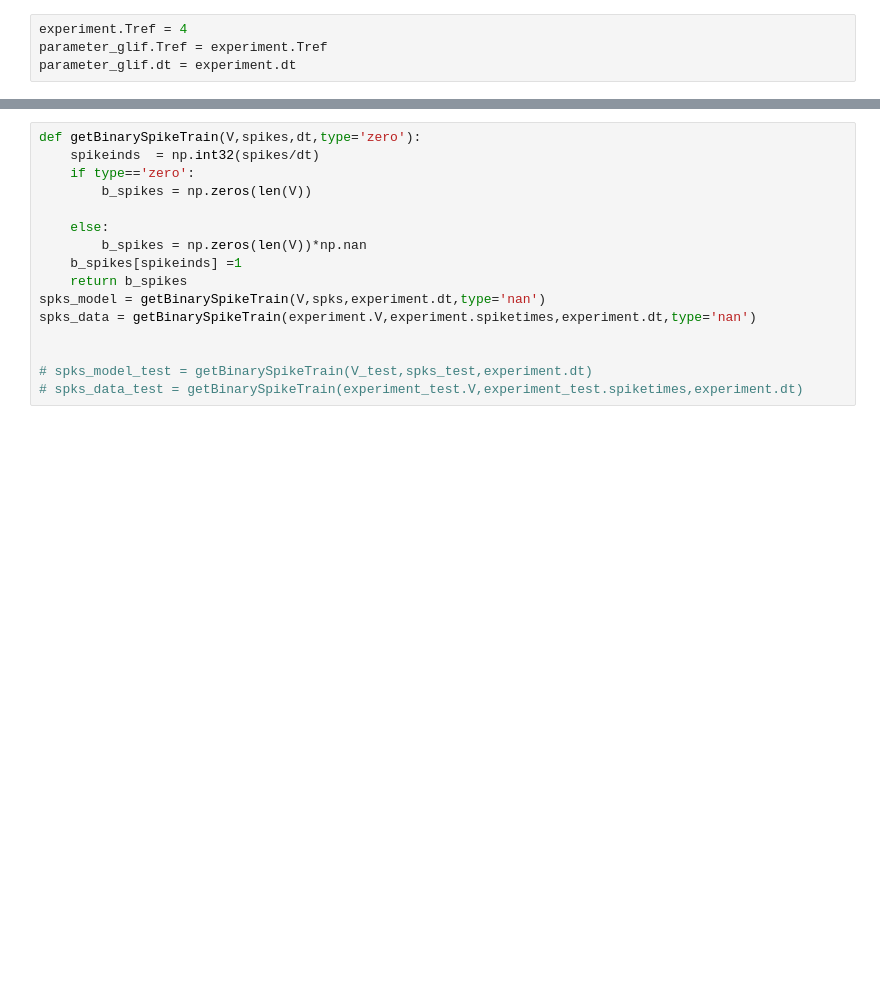
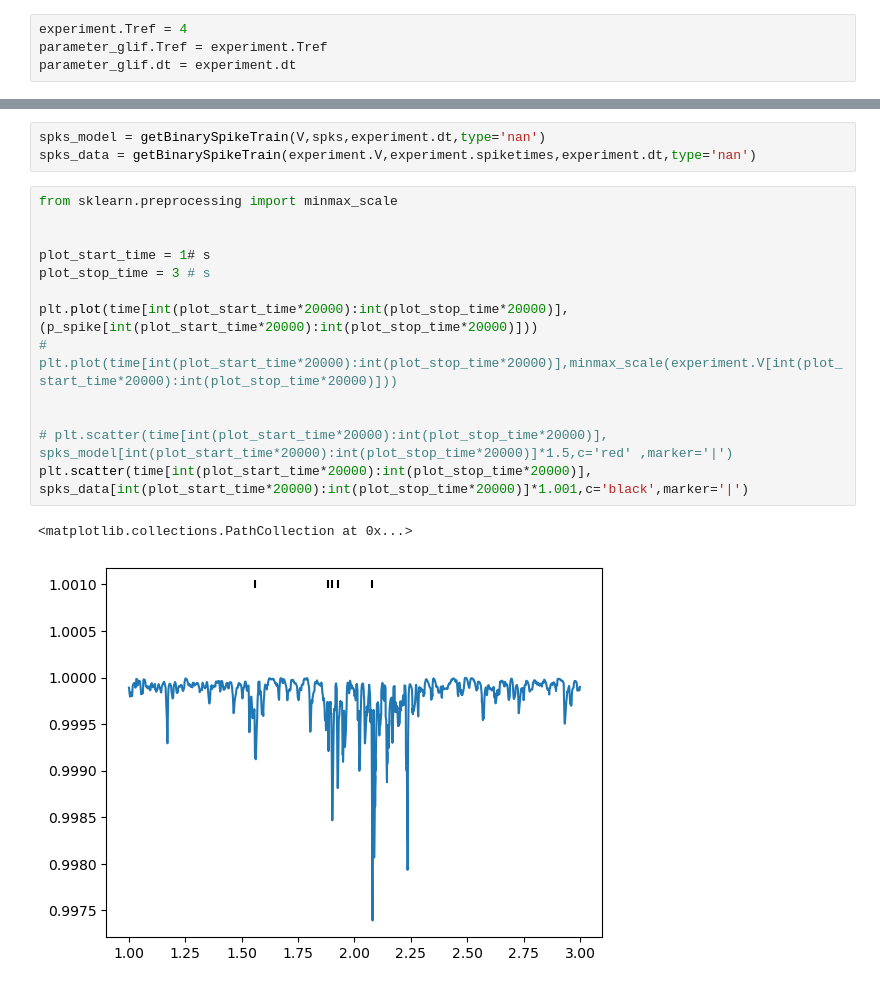
Before and after one commit to Nishant-codex/GIFFittingToolbox, a Jupyter notebook: src/examples/extracting_params.ipynb, the cells around one changed output, grey strips where cells are left out. Cells and saved outputs as stored; diff of their text form; blank space fills up the shorter version.

```diff
--- a/src/examples/extracting_params.ipynb
+++ b/src/examples/extracting_params.ipynb
@@ -1118,17 +1156,20 @@ model fr:  4.08
-# %%
-def getBinarySpikeTrain(V,spikes,dt,type='zero'):
-    spikeinds  = np.int32(spikes/dt)
-    if type=='zero':
-        b_spikes = np.zeros(len(V))
-
-    else:
-        b_spikes = np.zeros(len(V))*np.nan
-    b_spikes[spikeinds] =1
-    return b_spikes
-spks_model = getBinarySpikeTrain(V,spks,experiment.dt,type='nan')
-spks_data = getBinarySpikeTrain(experiment.V,experiment.spiketimes,experiment.dt,type='nan')
-
-
-# spks_model_test = getBinarySpikeTrain(V_test,spks_test,experiment.dt)
-# spks_data_test = getBinarySpikeTrain(experiment_test.V,experiment_test.spiketimes,experiment.dt)
+# %%
+spks_model = getBinarySpikeTrain(V,spks,experiment.dt,type='nan')
+spks_data = getBinarySpikeTrain(experiment.V,experiment.spiketimes,experiment.dt,type='nan')
+# %%
+from sklearn.preprocessing import minmax_scale
+
+
+plot_start_time = 1# s
+plot_stop_time = 3 # s
+
+plt.plot(time[int(plot_start_time*20000):int(plot_stop_time*20000)],(p_spike[int(plot_start_time*20000):int(plot_stop_time*20000)]))
+# plt.plot(time[int(plot_start_time*20000):int(plot_stop_time*20000)],minmax_scale(experiment.V[int(plot_start_time*20000):int(plot_stop_time*20000)]))
+
+
+# plt.scatter(time[int(plot_start_time*20000):int(plot_stop_time*20000)], spks_model[int(plot_start_time*20000):int(plot_stop_time*20000)]*1.5,c='red' ,marker='|')
+plt.scatter(time[int(plot_start_time*20000):int(plot_stop_time*20000)], spks_data[int(plot_start_time*20000):int(plot_stop_time*20000)]*1.001,c='black',marker='|')
+# %% [output]
+<matplotlib.collections.PathCollection at 0x...>
+[figure, added]
 # %%
```
Also changed, not shown: parts of 31 cells of this notebook, 14 other files.
